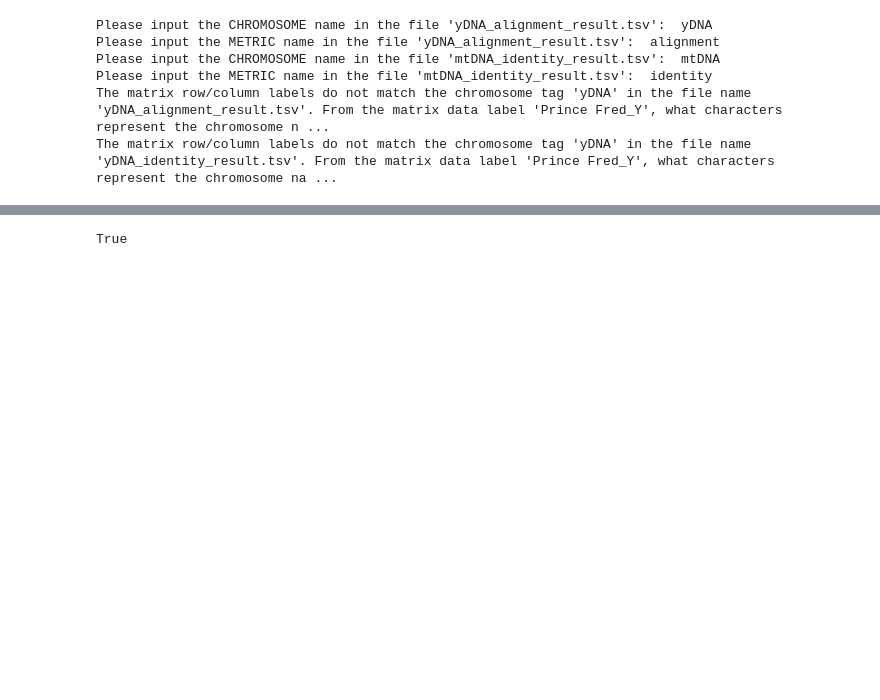
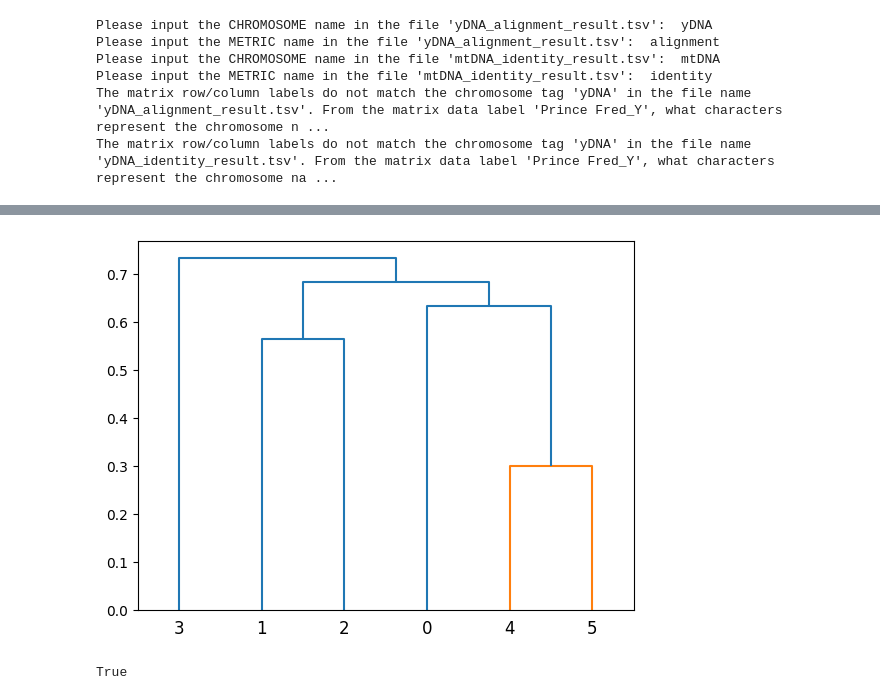
Before and after one commit to otodreas/RunningExercise3_BINP16, a Jupyter notebook: src/partiiiprograms/notes.ipynb, the cells around one changed output, grey strips where cells are left out. Drawn from its saved outputs; the diff is of its cells as text; code cells hidden in the pictures; blank space fills up the shorter version.

```diff
--- a/src/partiiiprograms/notes.ipynb
+++ b/src/partiiiprograms/notes.ipynb
@@ -199,3 +219,8 @@ ValueError: Dimensions of Z and labels must be consistent.
+# %%
+dendrogram(linkage(squareform(data)))
+plt.show()
+# %% [output]
+[figure, added]
 # %%
 os.path.exists(os.path.join(os.getcwd(), "../CalculateHapmap.py"))
 # %% [output]
```
Also changed, not shown: parts of 3 cells of this notebook, 6 other files.
